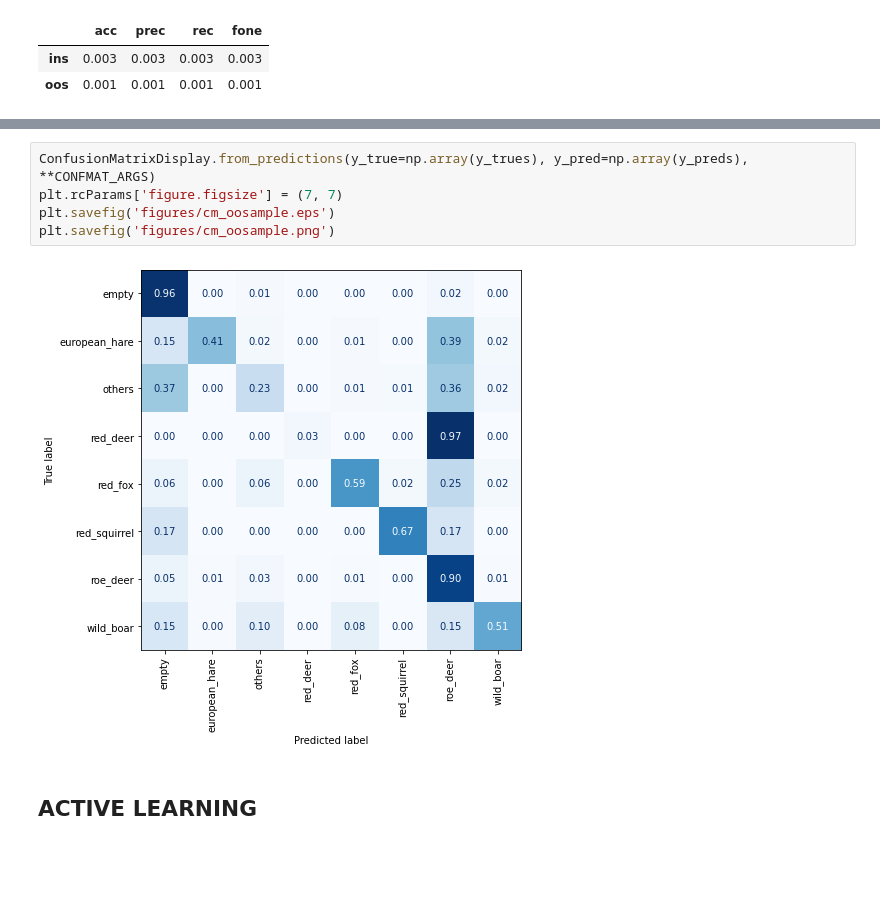
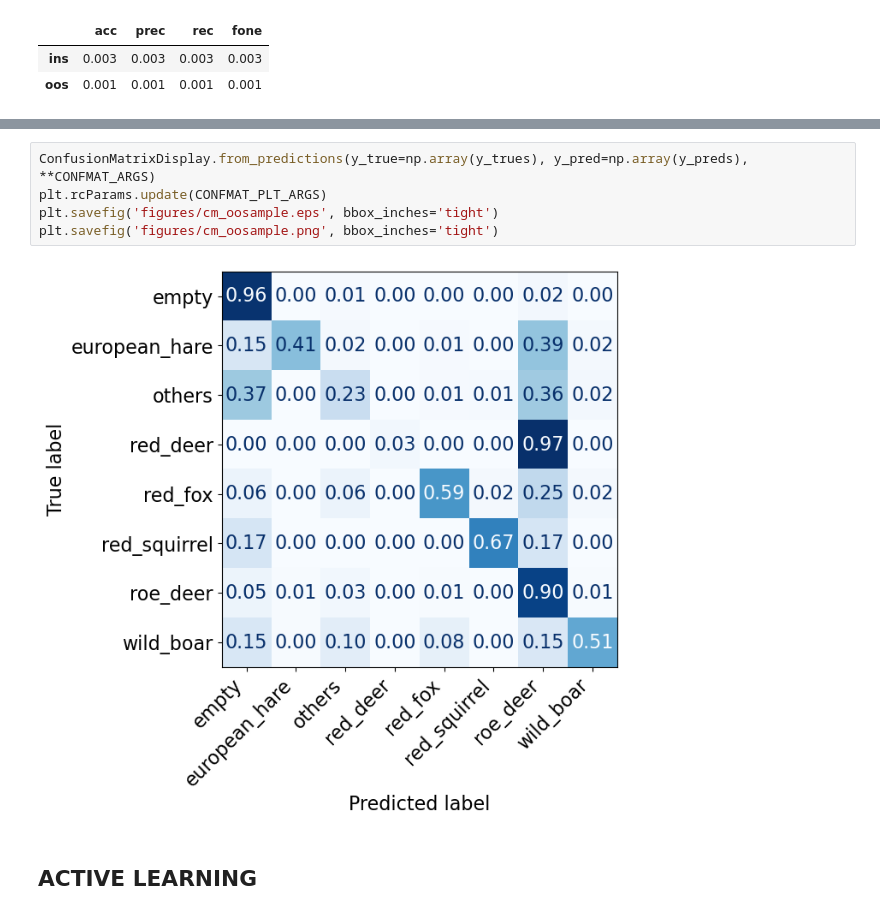
Before and after one commit to slds-lmu/wildlife-experiments, a Jupyter notebook: analysis_experiments.ipynb, the cells around one changed output, grey strips where cells are left out. Drawn from its saved outputs; the diff is of its cells as text; blank space fills up the shorter version.

```diff
--- a/analysis_experiments.ipynb
+++ b/analysis_experiments.ipynb
@@ -386,10 +356,10 @@ european_hare       0.60      0.41      0.49       111
-# %%
-ConfusionMatrixDisplay.from_predictions(y_true=np.array(y_trues), y_pred=np.array(y_preds), **CONFMAT_ARGS)
-plt.rcParams['figure.figsize'] = (7, 7)
-plt.savefig('figures/cm_oosample.eps')
-plt.savefig('figures/cm_oosample.png')
-# %% [output]
-[figure, removed]
+# %%
+ConfusionMatrixDisplay.from_predictions(y_true=np.array(y_trues), y_pred=np.array(y_preds), **CONFMAT_ARGS)
+plt.rcParams.update(CONFMAT_PLT_ARGS)
+plt.savefig('figures/cm_oosample.eps', bbox_inches='tight')
+plt.savefig('figures/cm_oosample.png', bbox_inches='tight')
+# %% [output]
+[figure, added]
 # %% [markdown]
 ## ACTIVE LEARNING
 # %%
```
Also changed, not shown: parts of 9 cells of this notebook, 9 other files.
